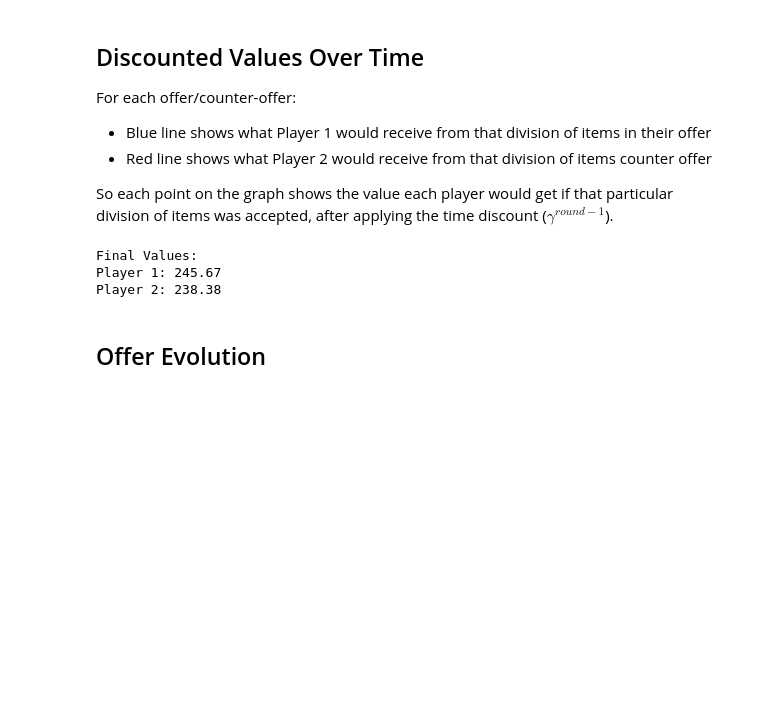
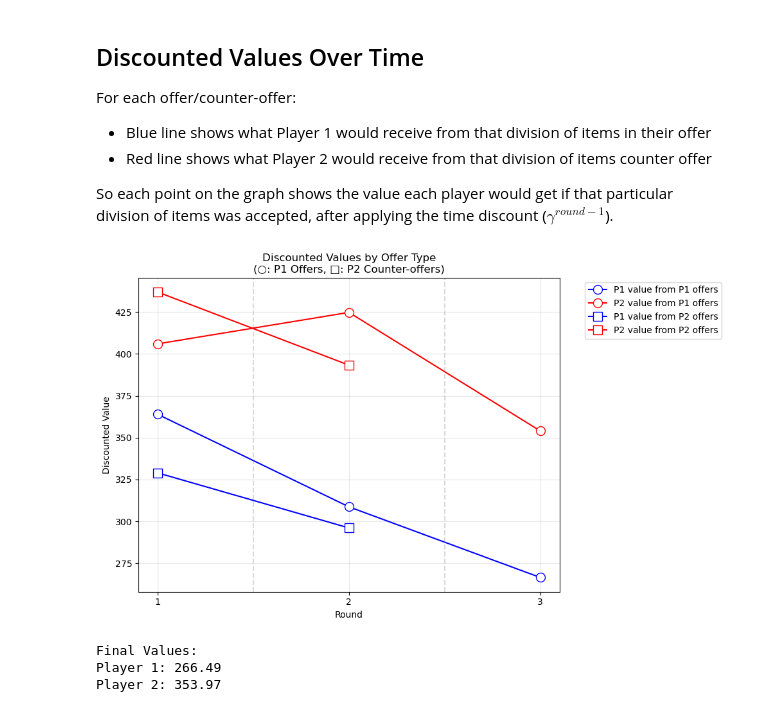
Before and after one commit to gsmithline/CSE-692-Project, a Jupyter notebook: experiments/game_test_11_4_2024.ipynb, the cells around one changed output. Saved outputs shown, nothing was run; the diff lists cells and outputs as text; code cells hidden in the pictures; blank space fills up the shorter version.

```diff
--- a/experiments/game_test_11_4_2024.ipynb
+++ b/experiments/game_test_11_4_2024.ipynb
@@ -143,15 +146,14 @@ For each offer/counter-offer:
 
 So each point on the graph shows the value each player would get if that particular division of items was accepted, after applying the time discount ($\gamma^{round-1}$).
 # %%
-#plot_discounted_values(rounds, p1_values, p2_values, max_rounds)
+plot_discounted_values(rounds, p1_values, p2_values, max_rounds)
 
 if game.current_offer:
     print(f"\nFinal Values:")
     print(f"Player 1: {p1_values[-1]:.2f}")
     print(f"Player 2: {p2_values[-1]:.2f}")
 # %% [output]
+[figure, added]
 Final Values:
-Player 1: 245.67
-Player 2: 238.38
+Player 1: 266.49
+Player 2: 353.97
-# %% [markdown]
-## Offer Evolution
```
Also changed, not shown: parts of 10 cells of this notebook, 3 other files.
